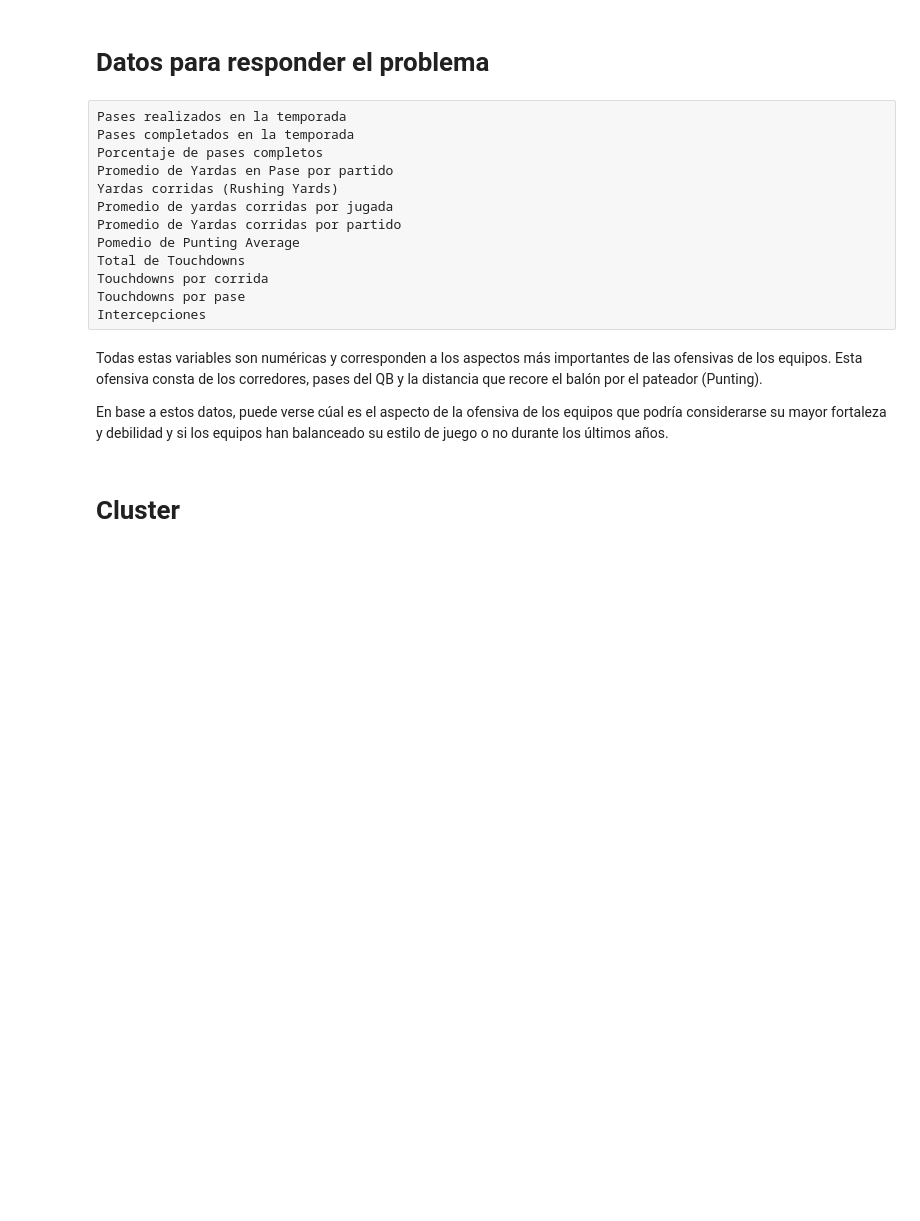
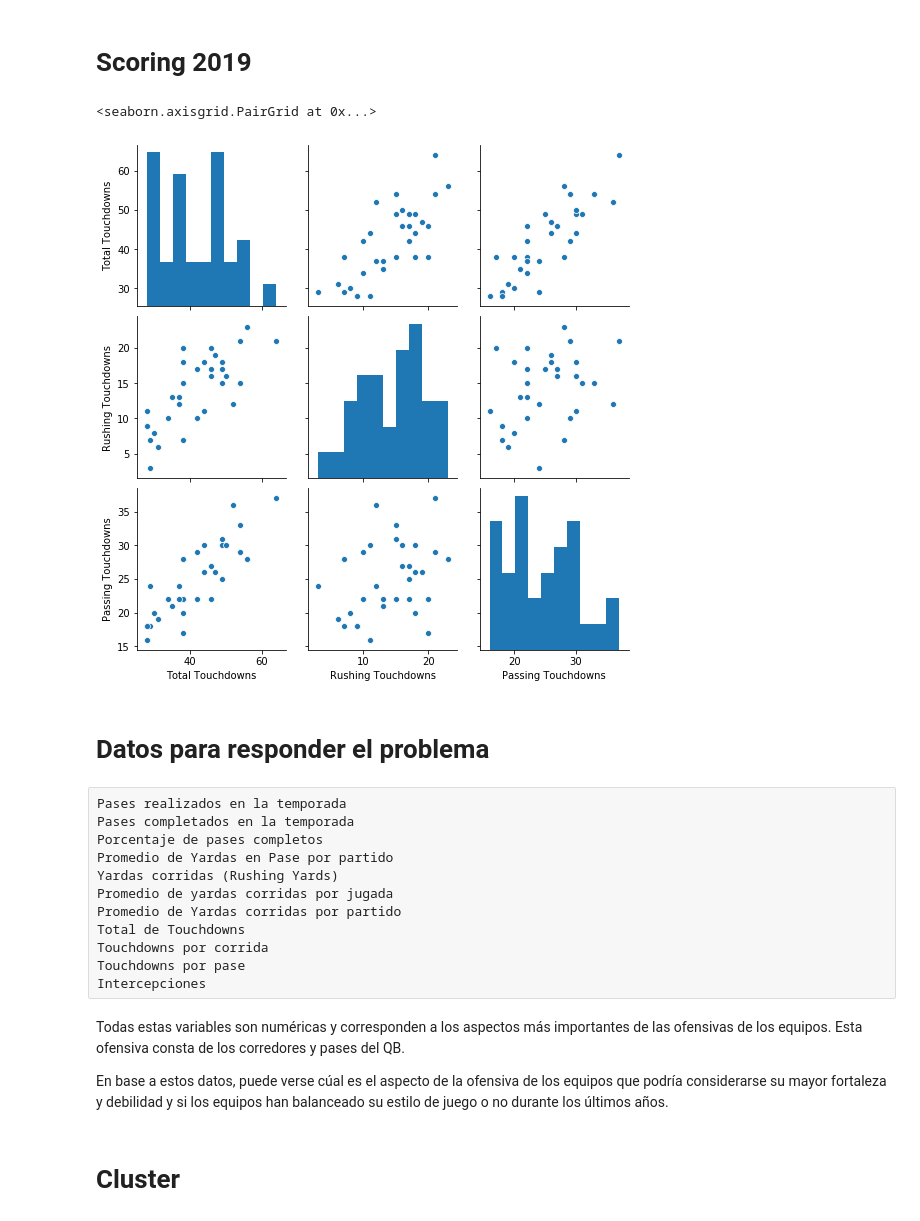
Before and after one commit to dieterdewit/MINERIA-DE-DATOS-Proyecto-Analisis-Exploratorio, a Jupyter notebook: mineria nfl/Proyecto.ipynb, the cells around one changed output. Drawn from its saved outputs; the diff is of its cells as text; code cells hidden in the pictures; blank space fills up the shorter version.

```diff
--- a/mineria nfl/Proyecto.ipynb
+++ b/mineria nfl/Proyecto.ipynb
@@ -20,3 +65,14 @@ dataset_scoring_2019 = pd.read_csv('ofensiva/2019/scoring2019.csv')
+# %% [markdown]
+# Scoring 2019
+# %%
+sb.pairplot(
+    dataset_scoring_2019,
+    x_vars=["Total Touchdowns", "Rushing Touchdowns", "Passing Touchdowns"],
+    y_vars=["Total Touchdowns", "Rushing Touchdowns", "Passing Touchdowns"]
+           )
+# %% [output]
+<seaborn.axisgrid.PairGrid at 0x...>
+[figure, added]
 # %% [markdown]
 # Datos para responder el problema
 # %% [raw]
@@ -27,13 +83,12 @@ Promedio de Yardas en Pase por partido
 Yardas corridas (Rushing Yards)
 Promedio de yardas corridas por jugada
 Promedio de Yardas corridas por partido
-Pomedio de Punting Average
 Total de Touchdowns
 Touchdowns por corrida
 Touchdowns por pase
 Intercepciones
 # %% [markdown]
-Todas estas variables son numéricas y corresponden a los aspectos más importantes de las ofensivas de los equipos. Esta ofensiva consta de los corredores, pases del QB y la distancia que recore el balón por el pateador (Punting).
+Todas estas variables son numéricas y corresponden a los aspectos más importantes de las ofensivas de los equipos. Esta ofensiva consta de los corredores y pases del QB.
 
 En base a estos datos, puede verse cúal es el aspecto de la ofensiva de los equipos que podría considerarse su mayor fortaleza y debilidad y si los equipos han balanceado su estilo de juego o no durante los últimos años.
 # %% [markdown]
```
Also changed, not shown: parts of 11 cells of this notebook, 3 other files.
